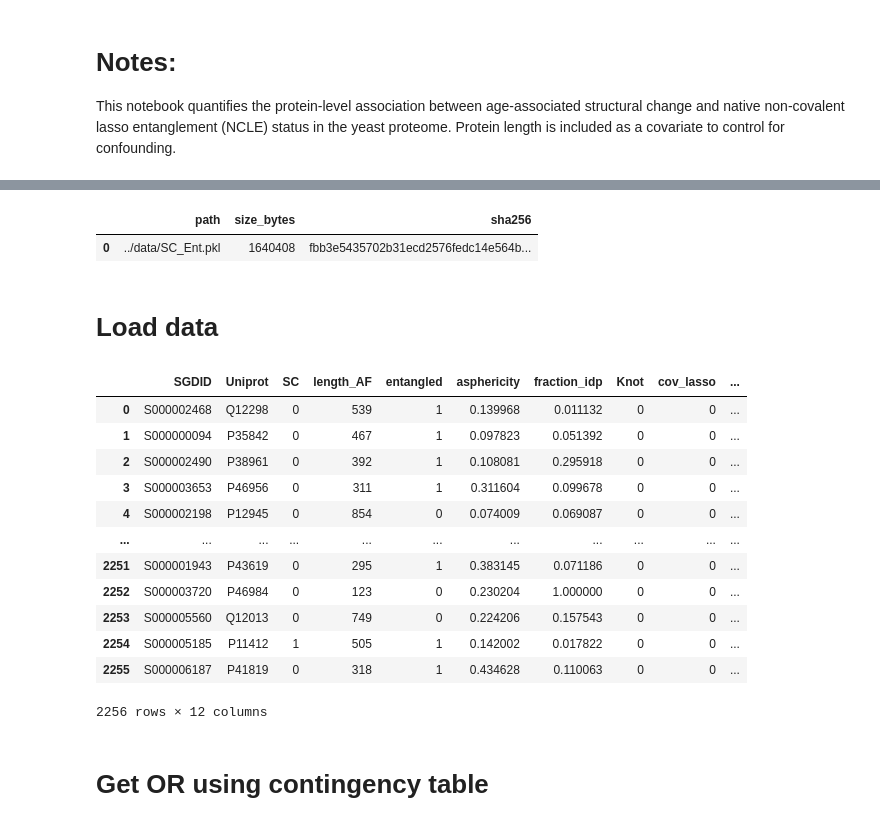
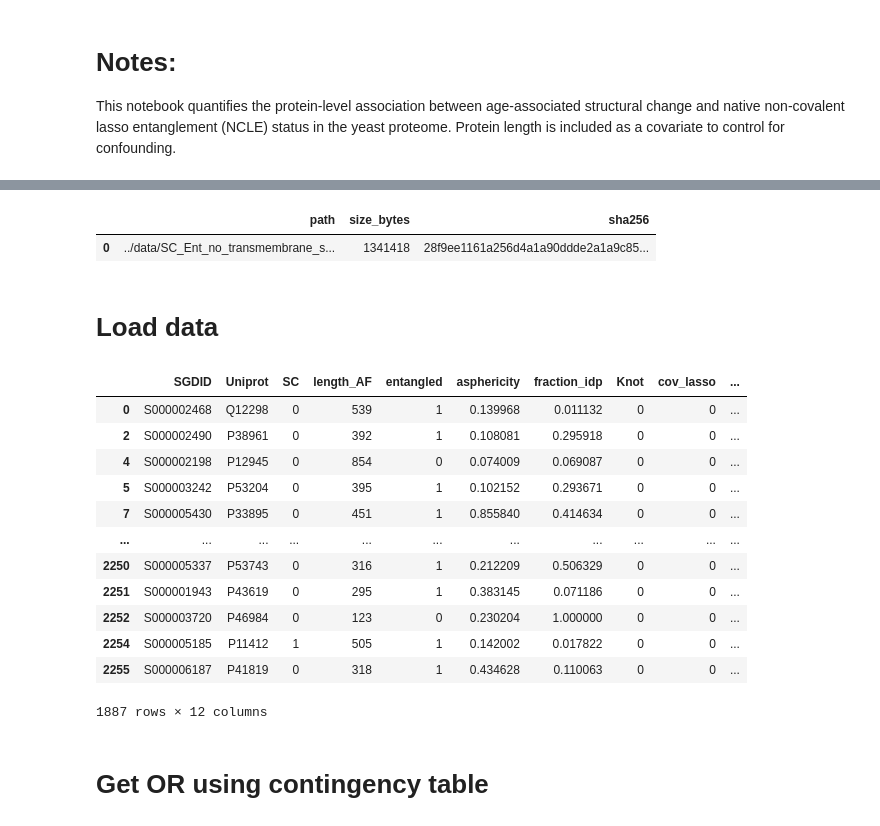
Before and after one commit to vuqv/entanglement_misfolding_and_aging, a Jupyter notebook: statistical_association/notebook/1_0_SC_Ent_Protein_level.ipynb, the cells around one changed output, grey strips where cells are left out. Saved outputs shown, nothing was run; the diff lists cells and outputs as text; code cells hidden in the pictures.

```diff
--- a/statistical_association/notebook/1_0_SC_Ent_Protein_level.ipynb
+++ b/statistical_association/notebook/1_0_SC_Ent_Protein_level.ipynb
@@ -68,7 +68,7 @@ statsmodels : 0.14.6
 set_nature_style()
 # %%
 # Logging: checksum input files
-input_data = ['../data/SC_Ent.pkl']
+input_data = ['../data/SC_Ent_no_transmembrane_secretory.pkl']
 df_files = pd.DataFrame([
     file_info(f) for f in input_data
 ])
@@ -77,26 +77,26 @@ with pd.option_context("display.max_colwidth", None):
     display(df_files)
 # %% [output]
 |  | path | size_bytes | sha256 |
-| 0 | ../data/SC_Ent.pkl | 1640408 | fbb3e5435702b31ecd2576fedc14e564b... |
+| 0 | ../data/SC_Ent_no_transmembrane_s... | 1341418 | 28f9ee1161a256d4a1a90ddde2a1a9c85... |
 # %% [markdown]
 # Load data
 # %%
-df_SC_Ent= pd.read_pickle('../data/SC_Ent.pkl')
+df_SC_Ent= pd.read_pickle('../data/SC_Ent_no_transmembrane_secretory.pkl')
 df_SC_Ent
 # %% [output]
 |  | SGDID | Uniprot | SC | length_AF | entangled | asphericity | fraction_idp | Knot | cov_lasso | ... |
 | 0 | S000002468 | Q12298 | 0 | 539 | 1 | 0.139968 | 0.011132 | 0 | 0 | ... |
-| 1 | S000000094 | P35842 | 0 | 467 | 1 | 0.097823 | 0.051392 | 0 | 0 | ... |
 | 2 | S000002490 | P38961 | 0 | 392 | 1 | 0.108081 | 0.295918 | 0 | 0 | ... |
-| 3 | S000003653 | P46956 | 0 | 311 | 1 | 0.311604 | 0.099678 | 0 | 0 | ... |
 | 4 | S000002198 | P12945 | 0 | 854 | 0 | 0.074009 | 0.069087 | 0 | 0 | ... |
+| 5 | S000003242 | P53204 | 0 | 395 | 1 | 0.102152 | 0.293671 | 0 | 0 | ... |
+| 7 | S000005430 | P33895 | 0 | 451 | 1 | 0.855840 | 0.414634 | 0 | 0 | ... |
 | ... | ... | ... | ... | ... | ... | ... | ... | ... | ... | ... |
+| 2250 | S000005337 | P53743 | 0 | 316 | 1 | 0.212209 | 0.506329 | 0 | 0 | ... |
 | 2251 | S000001943 | P43619 | 0 | 295 | 1 | 0.383145 | 0.071186 | 0 | 0 | ... |
 | 2252 | S000003720 | P46984 | 0 | 123 | 0 | 0.230204 | 1.000000 | 0 | 0 | ... |
-| 2253 | S000005560 | Q12013 | 0 | 749 | 0 | 0.224206 | 0.157543 | 0 | 0 | ... |
 | 2254 | S000005185 | P11412 | 1 | 505 | 1 | 0.142002 | 0.017822 | 0 | 0 | ... |
 | 2255 | S000006187 | P41819 | 0 | 318 | 1 | 0.434628 | 0.110063 | 0 | 0 | ... |
-2256 rows × 12 columns
+1887 rows × 12 columns
 # %% [markdown]
 # Get OR using contingency table
 # %%
```
Also changed, not shown: parts of 12 cells of this notebook, 33 other files.
